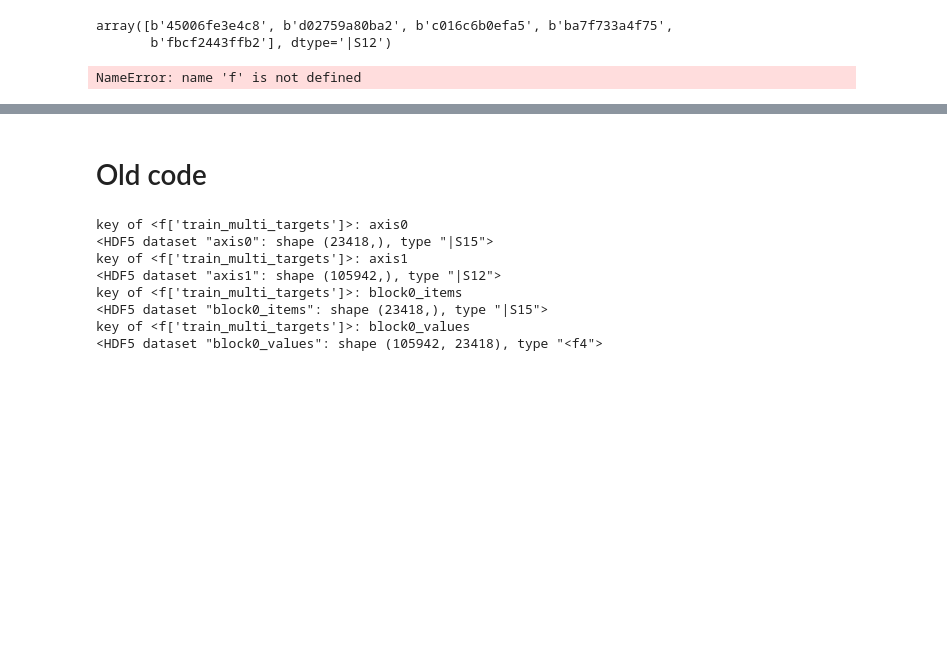
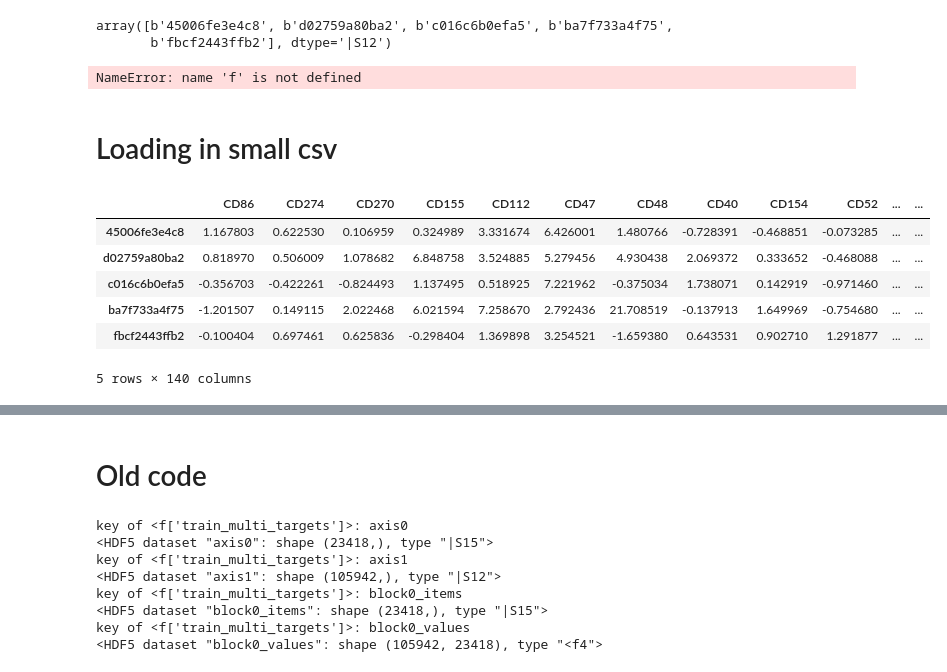
Before and after one commit to botakveggie/Multimodal-Single-Cell-Integration, a Jupyter notebook: metadata_explore.ipynb, the cells around one changed output, grey strips where cells are left out. Drawn from its saved outputs; the diff is of its cells as text; code cells hidden in the pictures; blank space fills up the shorter version.

```diff
--- a/metadata_explore.ipynb
+++ b/metadata_explore.ipynb
@@ -133,3 +133,16 @@ array([b'45006fe3e4c8', b'd02759a80ba2', b'c016c6b0efa5', b'ba7f733a4f75',
 f['train_cite_targets']['block0_values'][0,0]
 # %% [output]
 NameError: name 'f' is not defined
+# %% [markdown]
+# Loading in small csv
+# %%
+train_targets = pd.read_csv('data/small_target.csv', index_col=0)
+train_targets.head()
+# %% [output]
+|  | CD86 | CD274 | CD270 | CD155 | CD112 | CD47 | CD48 | CD40 | CD154 | CD52 | ... | ... |
+| 45006fe3e4c8 | 1.167803 | 0.622530 | 0.106959 | 0.324989 | 3.331674 | 6.426001 | 1.480766 | -0.728391 | -0.468851 | -0.073285 | ... | ... |
+| d02759a80ba2 | 0.818970 | 0.506009 | 1.078682 | 6.848758 | 3.524885 | 5.279456 | 4.930438 | 2.069372 | 0.333652 | -0.468088 | ... | ... |
+| c016c6b0efa5 | -0.356703 | -0.422261 | -0.824493 | 1.137495 | 0.518925 | 7.221962 | -0.375034 | 1.738071 | 0.142919 | -0.971460 | ... | ... |
+| ba7f733a4f75 | -1.201507 | 0.149115 | 2.022468 | 6.021594 | 7.258670 | 2.792436 | 21.708519 | -0.137913 | 1.649969 | -0.754680 | ... | ... |
+| fbcf2443ffb2 | -0.100404 | 0.697461 | 0.625836 | -0.298404 | 1.369898 | 3.254521 | -1.659380 | 0.643531 | 0.902710 | 1.291877 | ... | ... |
+5 rows × 140 columns
```
Also changed, not shown: parts of 1 cell of this notebook.
